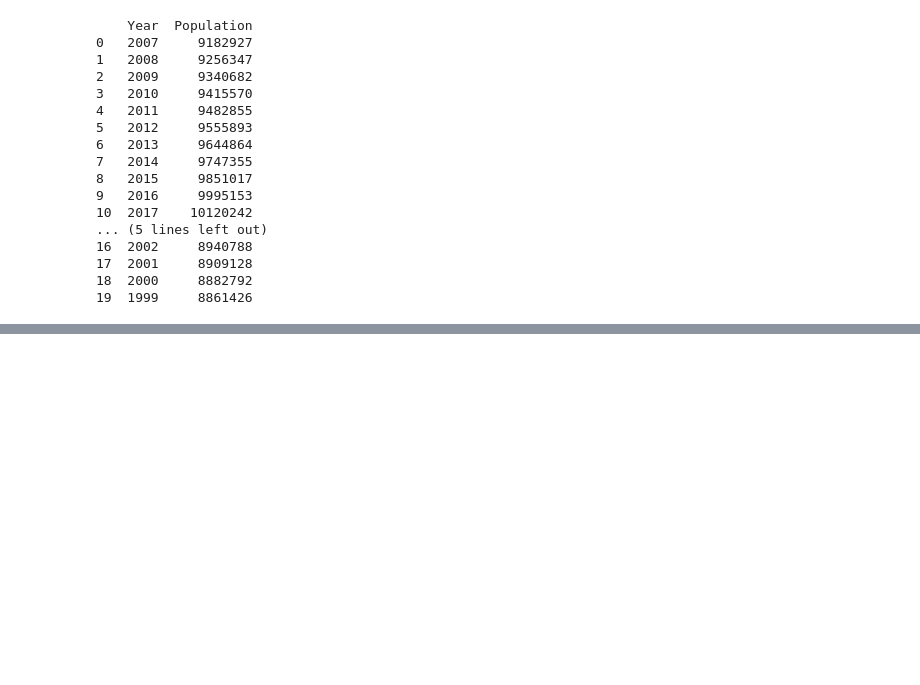
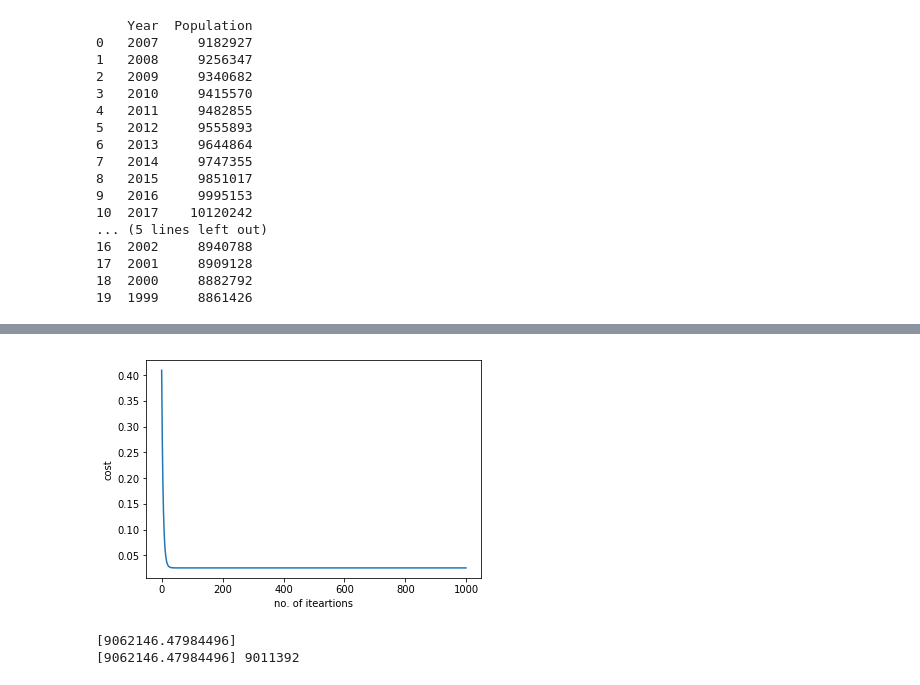
Before and after one commit to MustafizSaadi/JupyterWorkflow, a Jupyter notebook: population.ipynb, the cells around one changed output, grey strips where cells are left out. Drawn from its saved outputs; the diff is of its cells as text; code cells hidden in the pictures; blank space fills up the shorter version.

```diff
--- a/population.ipynb
+++ b/population.ipynb
@@ -114,0 +116,17 @@ print (theta)
+# %%
+no_iteration = np.array(np.zeros(iterations))
+for i in range(iterations):
+    no_iteration[i]=i
+plt.plot(no_iteration,j_history)
+plt.xlabel('no. of iteartions')
+plt.ylabel('cost')
+plt.show()
+# %% [output]
+[figure, added]
+# %%
+# print(X_test[0],y_test[0])
+predicted_val = predict(theta[1],(X_test[0]-mean)/std,y_test[0])
+print(predicted_val,y_test[0])
+# %% [output]
+[9062146.47984496]
+[9062146.47984496] 9011392
```
Also changed, not shown: parts of 8 cells of this notebook.
